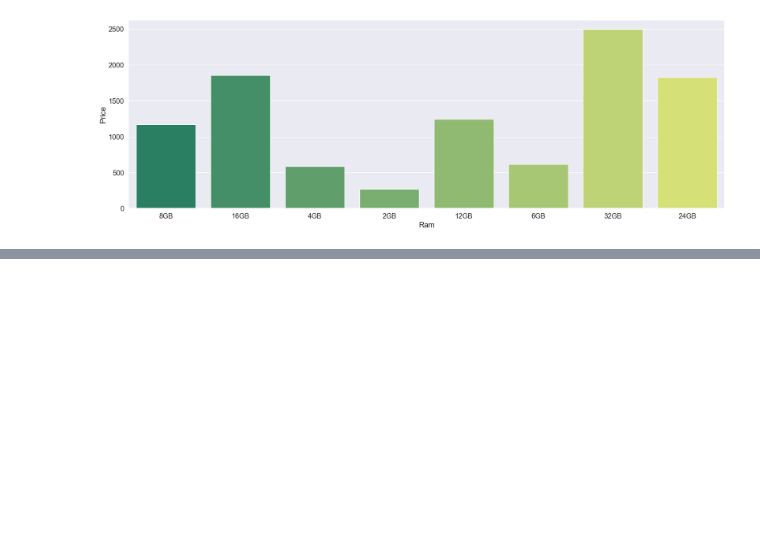
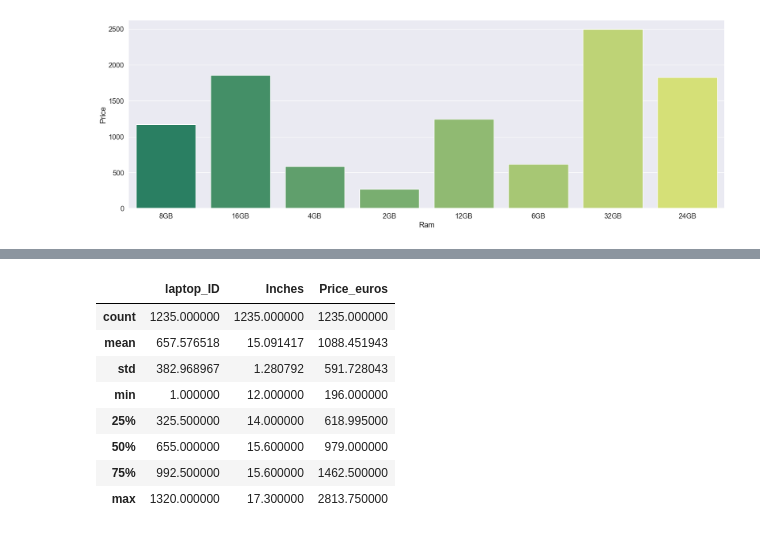
Before and after one commit to EmreUludag0/LaptopPrice, a Jupyter notebook: main.ipynb, the cells around one changed output, grey strips where cells are left out. Saved outputs shown, nothing was run; the diff lists cells and outputs as text; code cells hidden in the pictures; blank space fills up the shorter version.

```diff
--- a/main.ipynb
+++ b/main.ipynb
@@ -215,0 +249,12 @@ Text(0, 0.5, 'Price')
+# %%
+df.describe()
+# %% [output]
+|  | laptop_ID | Inches | Price_euros |
+| count | 1235.000000 | 1235.000000 | 1235.000000 |
+| mean | 657.576518 | 15.091417 | 1088.451943 |
+| std | 382.968967 | 1.280792 | 591.728043 |
+| min | 1.000000 | 12.000000 | 196.000000 |
+| 25% | 325.500000 | 14.000000 | 618.995000 |
+| 50% | 655.000000 | 15.600000 | 979.000000 |
+| 75% | 992.500000 | 15.600000 | 1462.500000 |
+| max | 1320.000000 | 17.300000 | 2813.750000 |
```
Also changed, not shown: parts of 10 cells of this notebook.
